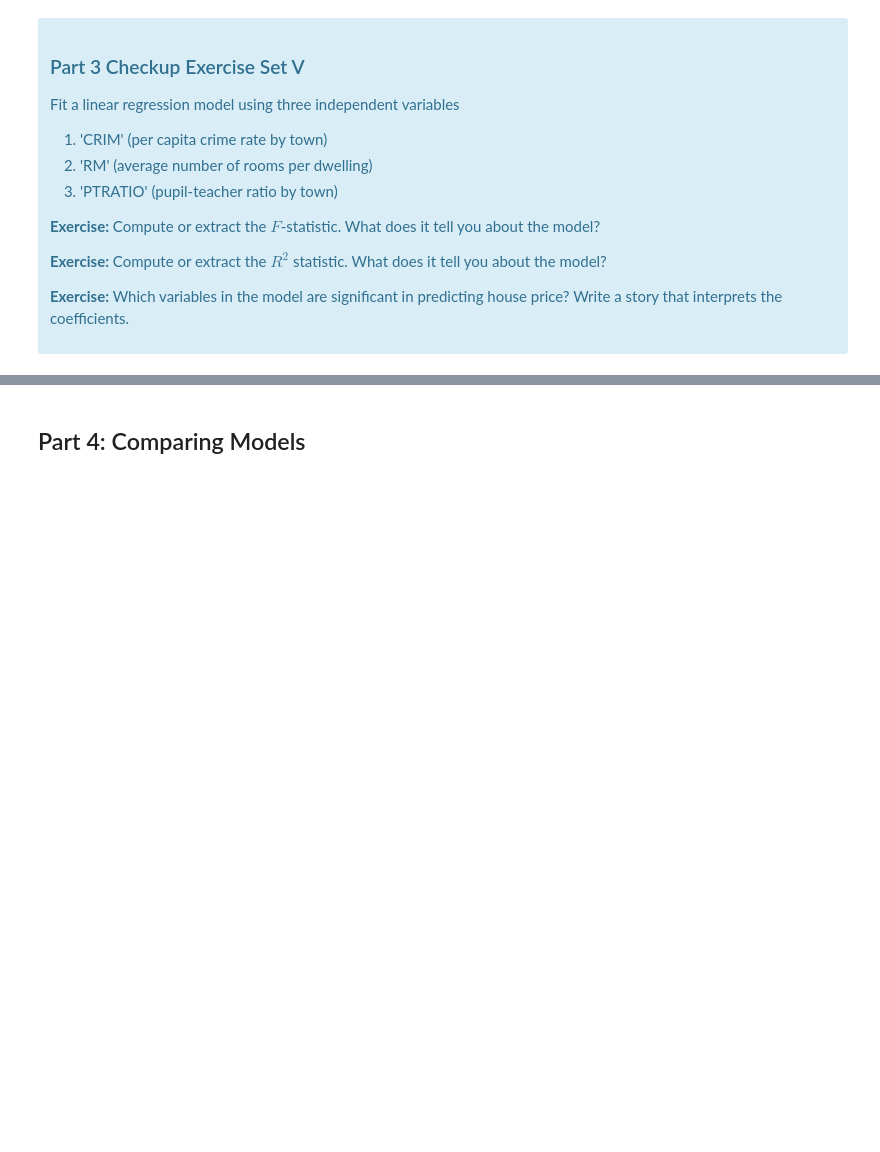
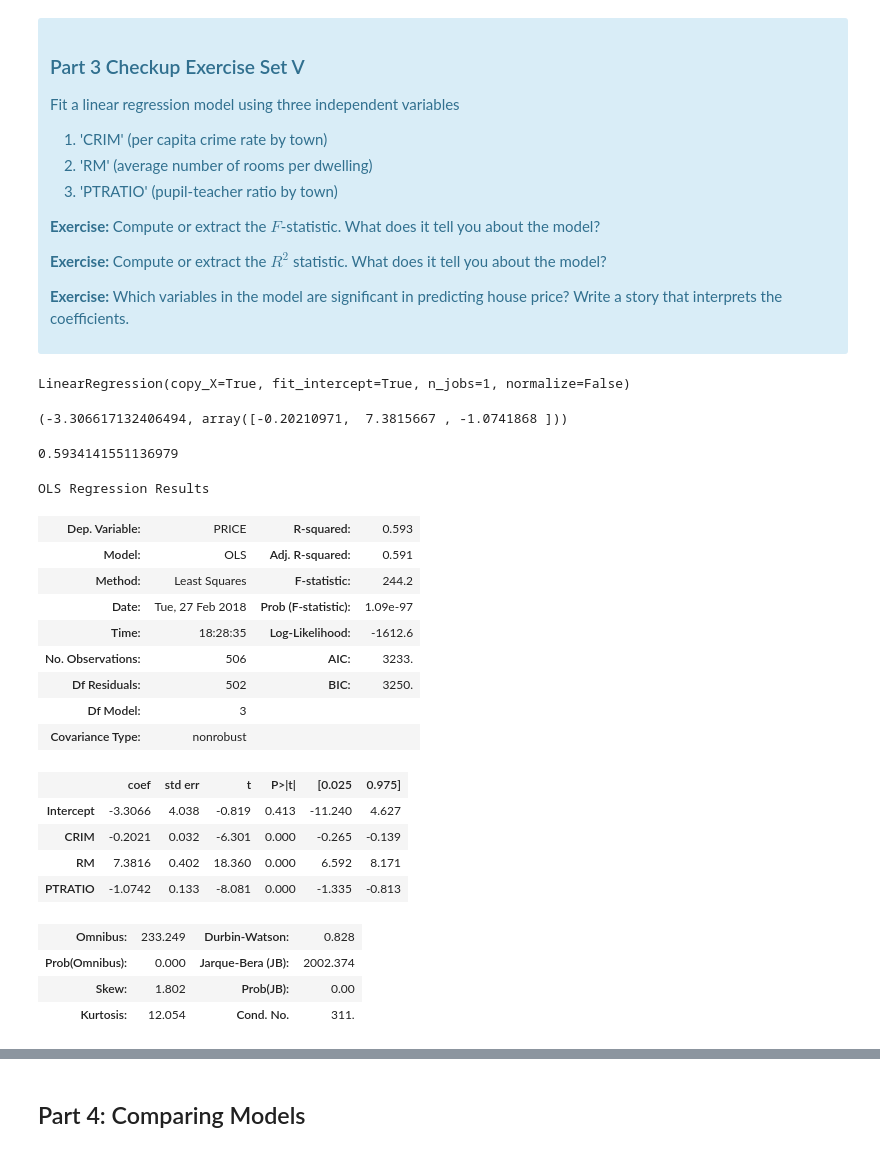
Before and after one commit to wsjk/linear_regression, a Jupyter notebook: Mini_Project_Linear_Regression.ipynb, the cells around one changed output, grey strips where cells are left out. Cells and saved outputs as stored; diff of their text form; code cells hidden in the pictures; blank space fills up the shorter version.

```diff
--- a/Mini_Project_Linear_Regression.ipynb
+++ b/Mini_Project_Linear_Regression.ipynb
@@ -717,0 +749,37 @@ The coefficient tells us that there is a negative correlation between `PTRATIO`
+# %%
+lm3 = LinearRegression()
+lm3.fit(bos[['CRIM', 'RM', 'PTRATIO']], bos.PRICE)
+# %% [output]
+LinearRegression(copy_X=True, fit_intercept=True, n_jobs=1, normalize=False)
+# %%
+lm3.intercept_, lm3.coef_
+# %% [output]
+(-3.306617132406494, array([-0.20210971,  7.3815667 , -1.0741868 ]))
+# %%
+y_pred = lm3.predict(bos[['CRIM', 'RM', 'PTRATIO']])
+r2_score(bos.PRICE, y_pred)
+# %% [output]
+0.5934141551136979
+# %%
+m3 = ols('PRICE~ CRIM + RM + PTRATIO',bos).fit()
+m3.summary()
+# %% [output]
+OLS Regression Results
+| Dep. Variable: | PRICE | R-squared: | 0.593 |
+| Model: | OLS | Adj. R-squared: | 0.591 |
+| Method: | Least Squares | F-statistic: | 244.2 |
+| Date: | Tue, 27 Feb 2018 | Prob (F-statistic): | 1.09e-97 |
+| Time: | 18:28:35 | Log-Likelihood: | -1612.6 |
+| No. Observations: | 506 | AIC: | 3233. |
+| Df Residuals: | 502 | BIC: | 3250. |
+| Df Model: | 3 |  |  |
+| Covariance Type: | nonrobust |  |  |
+|  | coef | std err | t | P>|t| | [0.025 | 0.975] |
+| Intercept | -3.3066 | 4.038 | -0.819 | 0.413 | -11.240 | 4.627 |
+| CRIM | -0.2021 | 0.032 | -6.301 | 0.000 | -0.265 | -0.139 |
+| RM | 7.3816 | 0.402 | 18.360 | 0.000 | 6.592 | 8.171 |
+| PTRATIO | -1.0742 | 0.133 | -8.081 | 0.000 | -1.335 | -0.813 |
+| Omnibus: | 233.249 | Durbin-Watson: | 0.828 |
+| Prob(Omnibus): | 0.000 | Jarque-Bera (JB): | 2002.374 |
+| Skew: | 1.802 | Prob(JB): | 0.00 |
+| Kurtosis: | 12.054 | Cond. No. | 311. |
```
Also changed, not shown: parts of 25 cells of this notebook.
